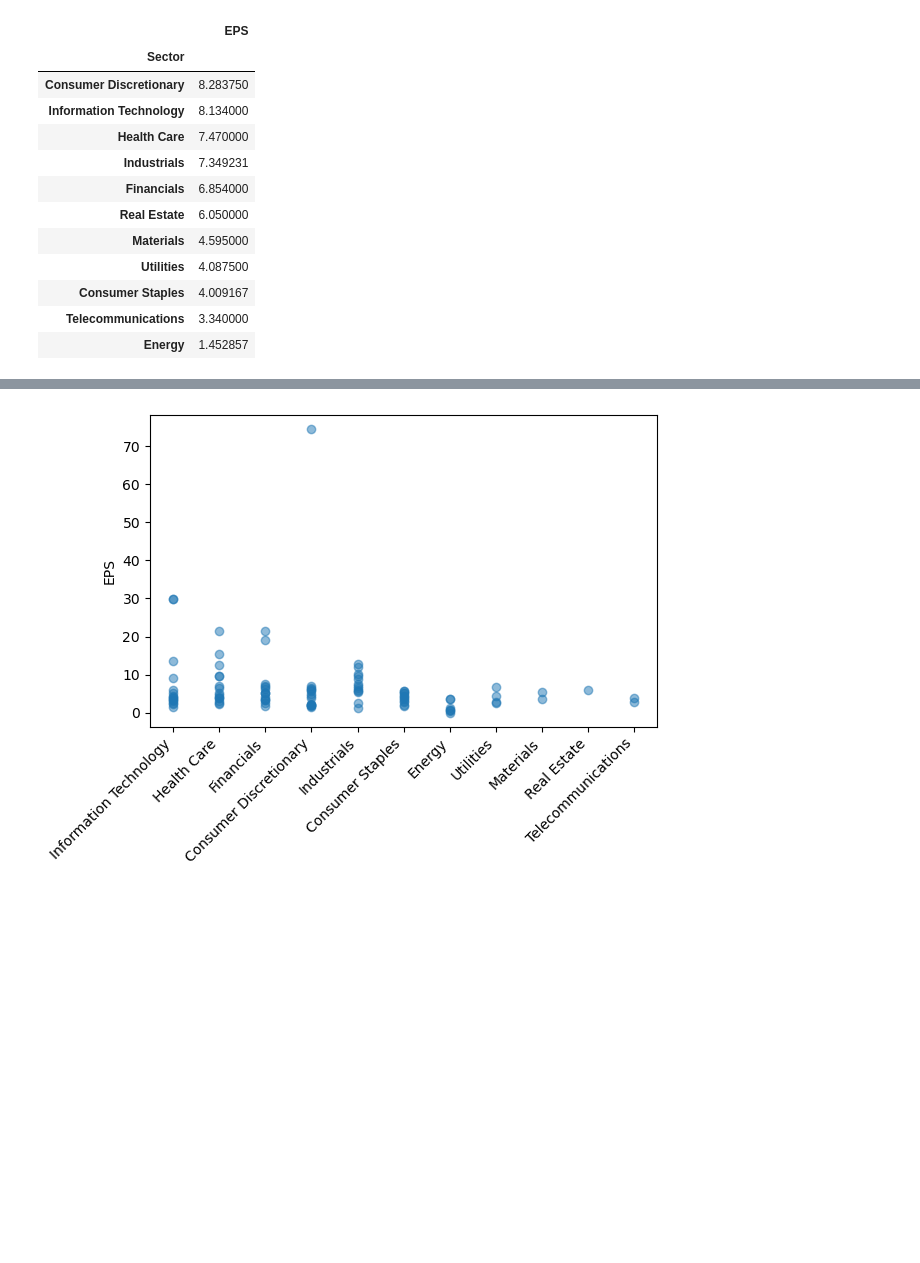
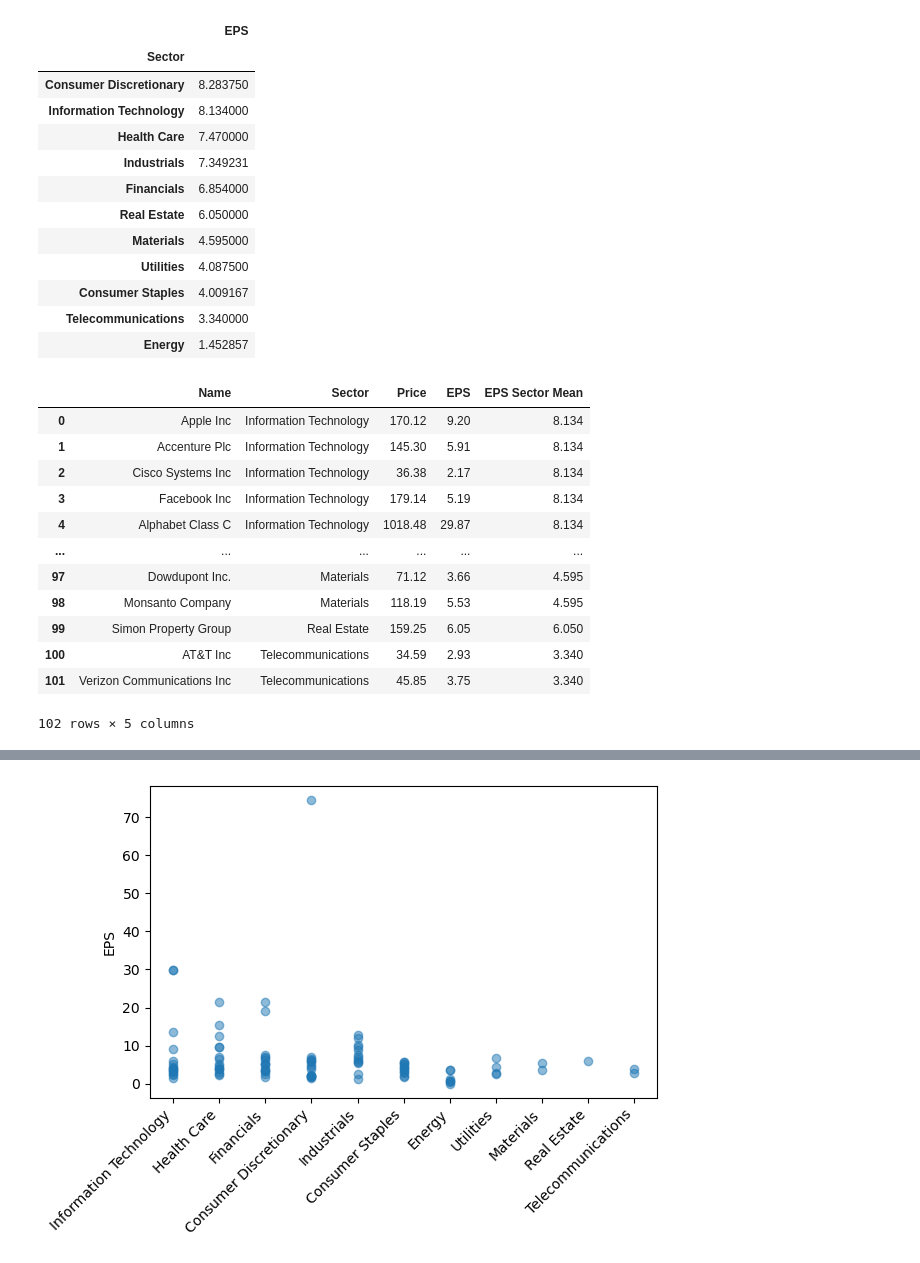
Before and after one commit to mezamateoj/Financial-Analysis, a Jupyter notebook: Case Studies/main.ipynb, the cells around one changed output, grey strips where cells are left out. Cells and saved outputs as stored; diff of their text form; code cells hidden in the pictures; blank space fills up the shorter version.

```diff
--- a/Case Studies/main.ipynb
+++ b/Case Studies/main.ipynb
@@ -84,3 +84,21 @@ df.groupby('Sector')['EPS'].mean().to_frame().sort_values(by='EPS',ascending=Fal
 | Consumer Staples | 4.009167 |
 | Telecommunications | 3.340000 |
 | Energy | 1.452857 |
+# %%
+eps_sectors = df.groupby('Sector')['EPS'].mean().to_frame().sort_values(by='EPS',ascending=False)
+# %%
+df.merge(eps_sectors, on='Sector', suffixes=('', ' Sector Mean'))
+# %% [output]
+|  | Name | Sector | Price | EPS | EPS Sector Mean |
+| 0 | Apple Inc | Information Technology | 170.12 | 9.20 | 8.134 |
+| 1 | Accenture Plc | Information Technology | 145.30 | 5.91 | 8.134 |
+| 2 | Cisco Systems Inc | Information Technology | 36.38 | 2.17 | 8.134 |
+| 3 | Facebook Inc | Information Technology | 179.14 | 5.19 | 8.134 |
+| 4 | Alphabet Class C | Information Technology | 1018.48 | 29.87 | 8.134 |
+| ... | ... | ... | ... | ... | ... |
+| 97 | Dowdupont Inc. | Materials | 71.12 | 3.66 | 4.595 |
+| 98 | Monsanto Company | Materials | 118.19 | 5.53 | 4.595 |
+| 99 | Simon Property Group | Real Estate | 159.25 | 6.05 | 6.050 |
+| 100 | AT&T Inc | Telecommunications | 34.59 | 2.93 | 3.340 |
+| 101 | Verizon Communications Inc | Telecommunications | 45.85 | 3.75 | 3.340 |
+102 rows × 5 columns
```
Also changed, not shown: parts of 12 cells of this notebook.
